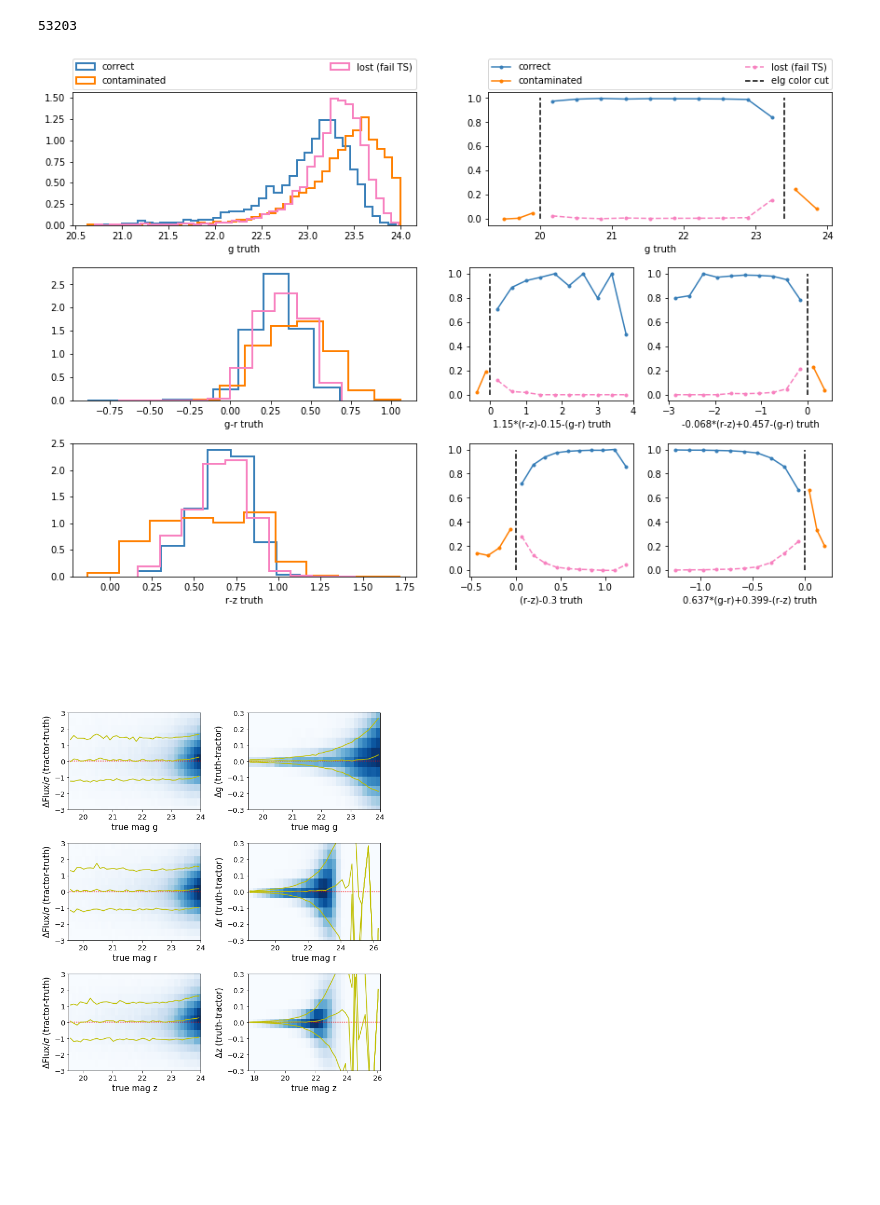
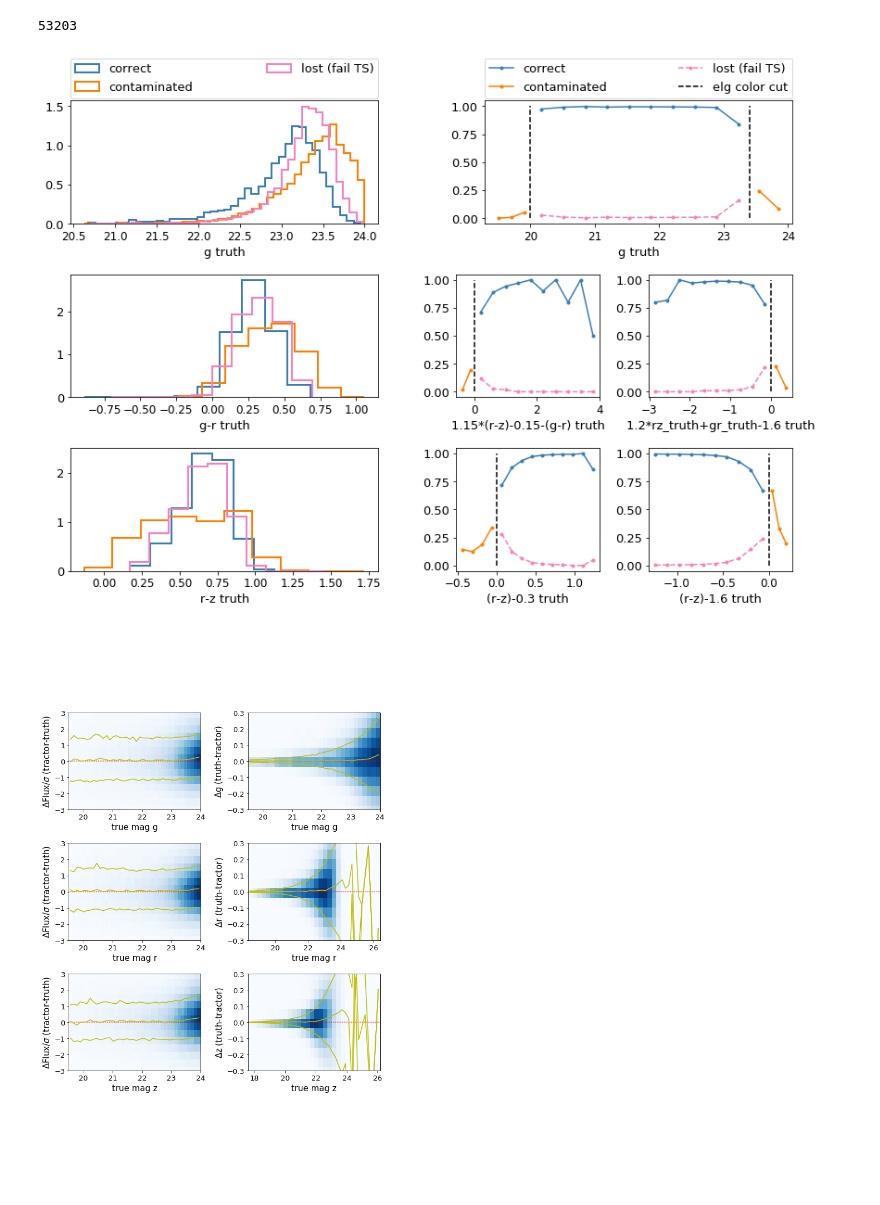
Before and after one commit to DriftingPig/obiwan_notebooks, a Jupyter notebook: ebv_100.ipynb, the cells around one changed output. Saved outputs shown, nothing was run; the diff lists cells and outputs as text; code cells hidden in the pictures.

```diff
--- a/ebv_100.ipynb
+++ b/ebv_100.ipynb
@@ -394,7 +394,7 @@ plot(minium,maximun,bins,measured,truth,truth_elg,measured_non_elg,color,label,l
 plt.plot([0]*2,[0,1],'k--')
 
 
-plt.xlabel('-0.068*(r-z)+0.457-(g-r) truth')
+plt.xlabel('1.2*rz_truth+gr_truth-1.6 truth')
 
 #########################################################################################################
 plt.subplot(3,4,11)
@@ -449,35 +449,35 @@ measured_non_elg = (measured>0)
 mmax=max(truth.max(),measured.max())
 mmin=min(truth.min(),measured.min())
 #sec #1
 minium = -1.3
 maximun = 0
 color = CB_color_cycle[0]#'#1f77b4'
 label = 'correct'
 linestyle = '-'
 plot(minium,maximun,bins,measured,truth,truth_elg,measured_elg,color,label,linestyle)
 #sec #2
 bins=4
 minium = 0
 maximun = 0.3
 color = CB_color_cycle[1]#'#ff7f0e'
 label = 'contamination'
 linestyle = '-'
 plot(minium,maximun,bins,measured,truth,truth_non_elg,measured_elg,color,label,linestyle)
 
 #sec #4
 bins=10
 minium = -1.3
 maximun = 0
 color = CB_color_cycle[3]#'#d62728'
 label = 'lost (fail TS)'
 linestyle = '--'
 plot(minium,maximun,bins,measured,truth,truth_elg,measured_non_elg,color,label,linestyle)
 plt.plot([0]*2,[0,1],'k--')
-plt.xlabel('(r-z) truth')
+plt.xlabel('(r-z)-1.6 truth')
 
 plt.tight_layout()
 # %% [output]
-[figure, old version]
+[figure, new version]
 # %%
 #fig 16 comes from WCS error, not obiwan pixel error, should I keep it?
 
```
